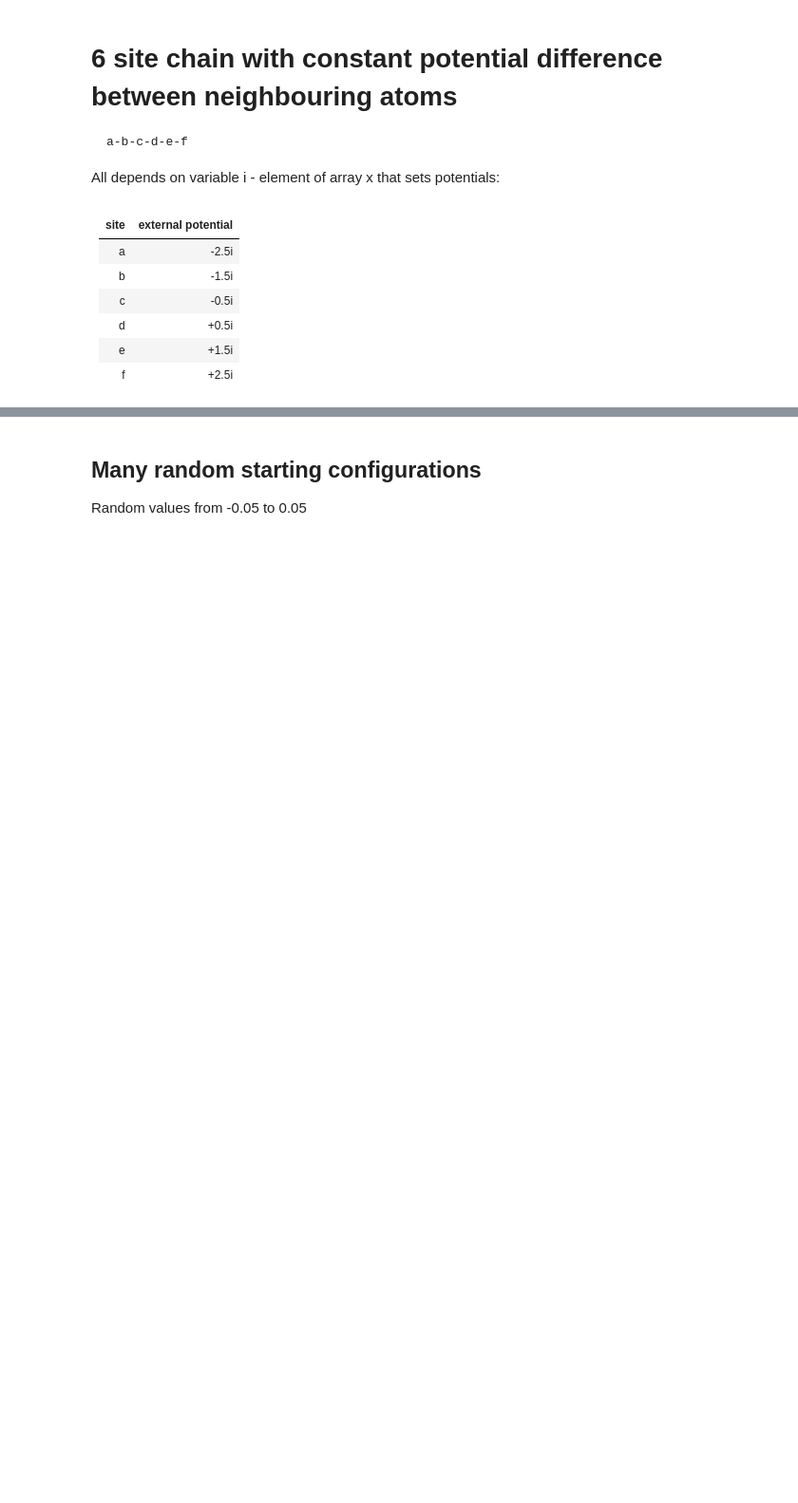
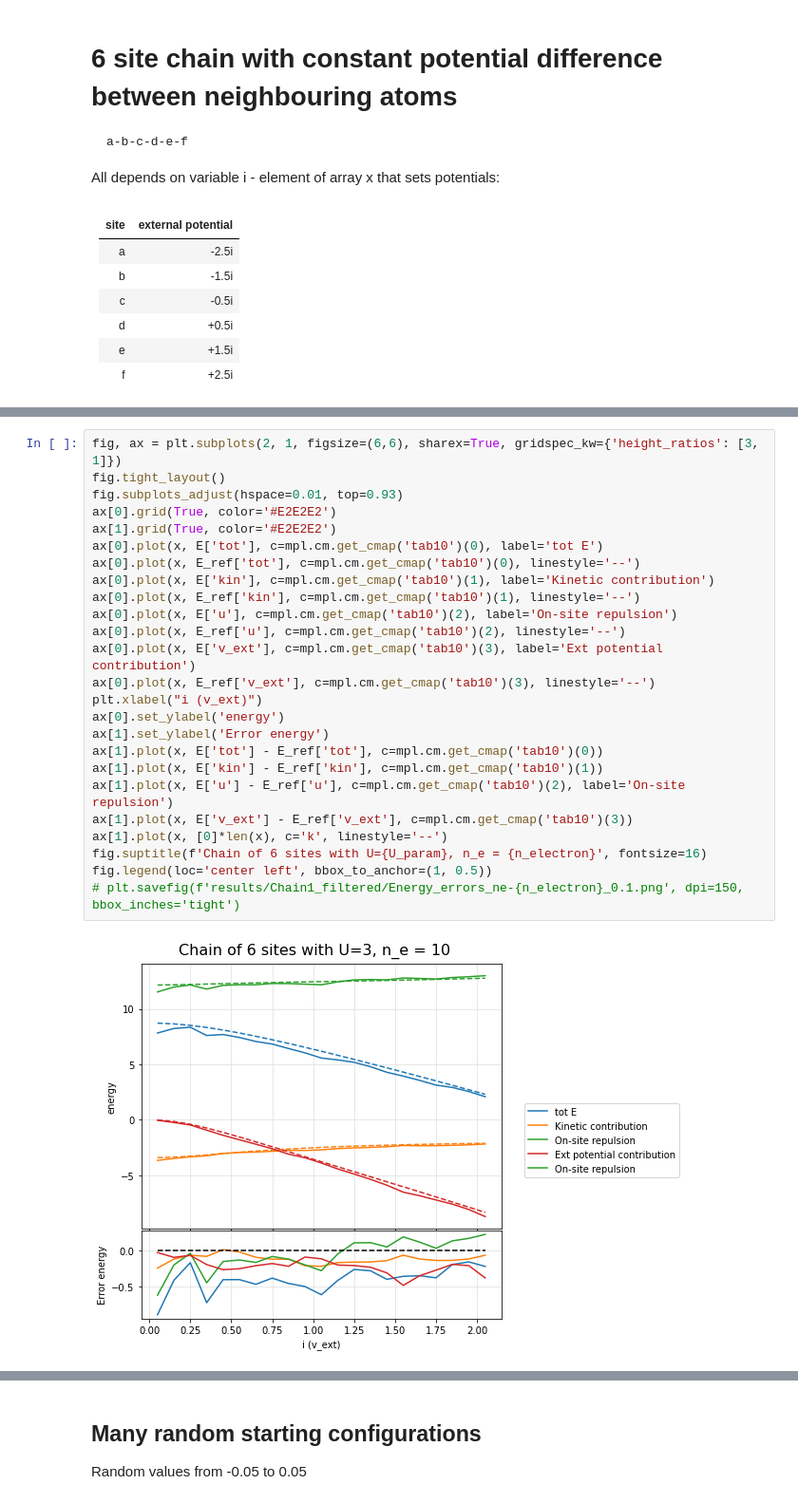
Before and after one commit to mrgulin/Single_shot, a Jupyter notebook: LPFET/Chain1_corrected.ipynb, the cells around one changed output, grey strips where cells are left out. Shown: that part at 95% size. Cells and saved outputs as stored; diff of their text form; blank space fills up the shorter version.

```diff
--- a/LPFET/Chain1_corrected.ipynb
+++ b/LPFET/Chain1_corrected.ipynb
@@ -180 +110,28 @@ y_simple = np.array(y_simple)
+# %%
+fig, ax = plt.subplots(2, 1, figsize=(6,6), sharex=True, gridspec_kw={'height_ratios': [3, 1]})
+fig.tight_layout()
+fig.subplots_adjust(hspace=0.01, top=0.93)
+ax[0].grid(True, color='#E2E2E2')
+ax[1].grid(True, color='#E2E2E2')
+ax[0].plot(x, E['tot'], c=mpl.cm.get_cmap('tab10')(0), label='tot E')
+ax[0].plot(x, E_ref['tot'], c=mpl.cm.get_cmap('tab10')(0), linestyle='--')
+ax[0].plot(x, E['kin'], c=mpl.cm.get_cmap('tab10')(1), label='Kinetic contribution')
+ax[0].plot(x, E_ref['kin'], c=mpl.cm.get_cmap('tab10')(1), linestyle='--')
+ax[0].plot(x, E['u'], c=mpl.cm.get_cmap('tab10')(2), label='On-site repulsion')
+ax[0].plot(x, E_ref['u'], c=mpl.cm.get_cmap('tab10')(2), linestyle='--')
+ax[0].plot(x, E['v_ext'], c=mpl.cm.get_cmap('tab10')(3), label='Ext potential contribution')
+ax[0].plot(x, E_ref['v_ext'], c=mpl.cm.get_cmap('tab10')(3), linestyle='--')
+plt.xlabel("i (v_ext)")
+ax[0].set_ylabel('energy')
+ax[1].set_ylabel('Error energy')
+ax[1].plot(x, E['tot'] - E_ref['tot'], c=mpl.cm.get_cmap('tab10')(0))
+ax[1].plot(x, E['kin'] - E_ref['kin'], c=mpl.cm.get_cmap('tab10')(1))
+ax[1].plot(x, E['u'] - E_ref['u'], c=mpl.cm.get_cmap('tab10')(2), label='On-site repulsion')
+ax[1].plot(x, E['v_ext'] - E_ref['v_ext'], c=mpl.cm.get_cmap('tab10')(3))
+ax[1].plot(x, [0]*len(x), c='k', linestyle='--')
+fig.suptitle(f'Chain of 6 sites with U={U_param}, n_e = {n_electron}', fontsize=16)
+fig.legend(loc='center left', bbox_to_anchor=(1, 0.5))
+# plt.savefig(f'results/Chain1_filtered/Energy_errors_ne-{n_electron}_0.1.png', dpi=150,  bbox_inches='tight')
+# %% [output]
+[figure, added]
 # %%
```
Also changed, not shown: parts of 19 cells of this notebook, 1 other file.
